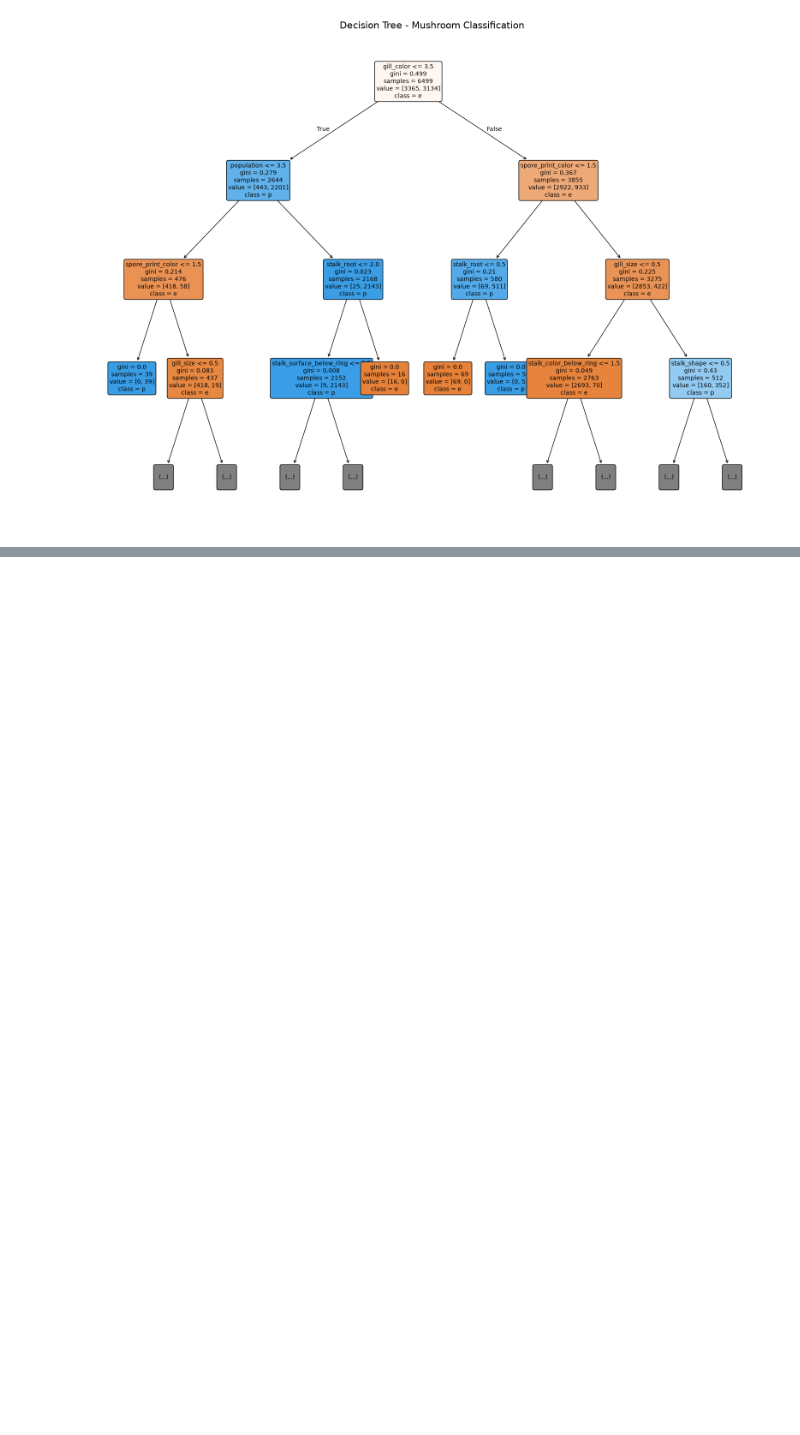
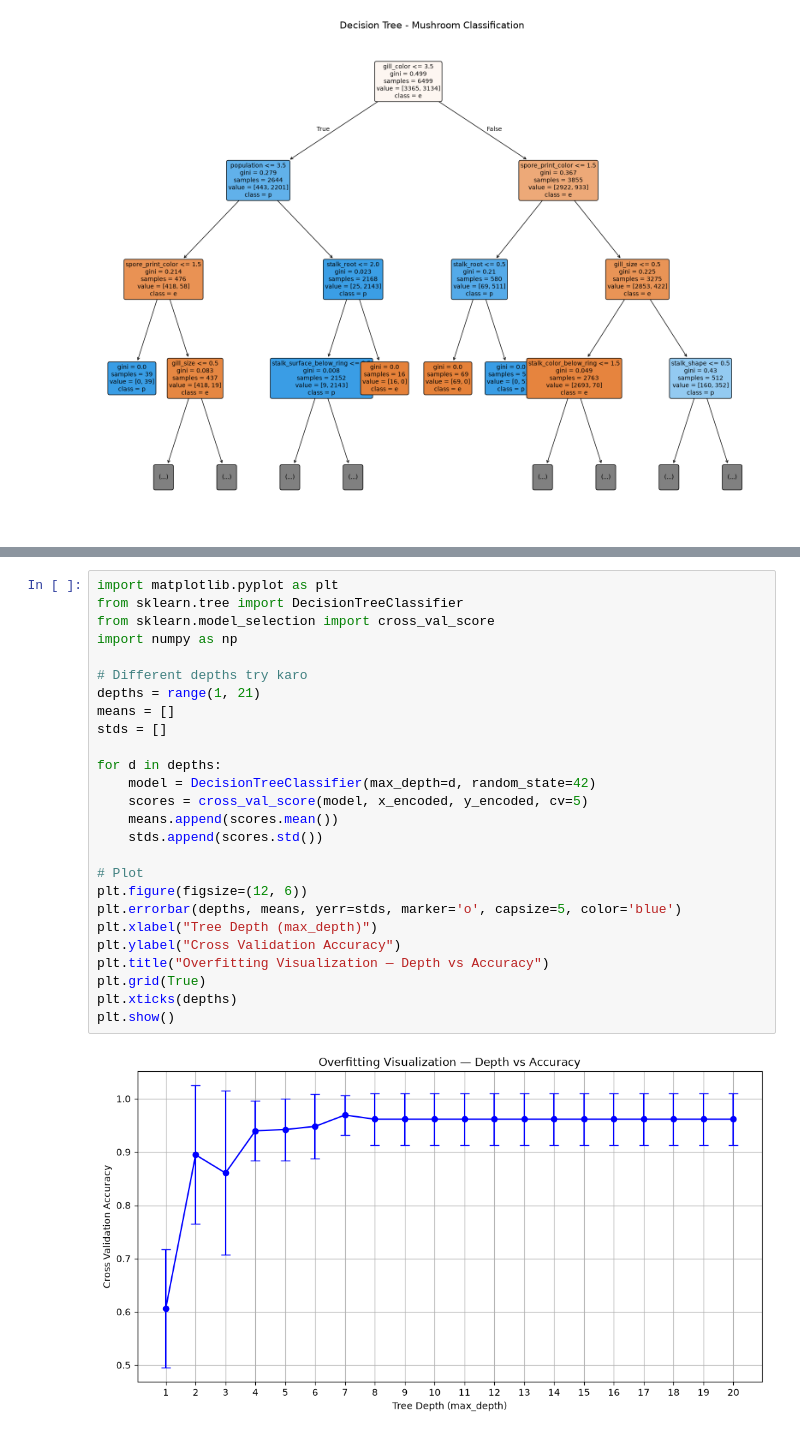
Before and after one commit to muhammadali28308-glitch/mushrooms-decision-tree, a Jupyter notebook: mashrooms.ipynb, the cells around one changed output, grey strips where cells are left out. Saved outputs shown, nothing was run; the diff lists cells and outputs as text; blank space fills up the shorter version.

```diff
--- a/mashrooms.ipynb
+++ b/mashrooms.ipynb
@@ -155,0 +180,28 @@ NameError: name 'git' is not defined
+# %%
+import matplotlib.pyplot as plt
+from sklearn.tree import DecisionTreeClassifier
+from sklearn.model_selection import cross_val_score
+import numpy as np
+
+# Different depths try karo
+depths = range(1, 21)
+means = []
+stds = []
+
+for d in depths:
+    model = DecisionTreeClassifier(max_depth=d, random_state=42)
+    scores = cross_val_score(model, x_encoded, y_encoded, cv=5)
+    means.append(scores.mean())
+    stds.append(scores.std())
+
+# Plot
+plt.figure(figsize=(12, 6))
+plt.errorbar(depths, means, yerr=stds, marker='o', capsize=5, color='blue')
+plt.xlabel("Tree Depth (max_depth)")
+plt.ylabel("Cross Validation Accuracy")
+plt.title("Overfitting Visualization — Depth vs Accuracy")
+plt.grid(True)
+plt.xticks(depths)
+plt.show()
+# %% [output]
+[figure, added]
```
Also changed, not shown: parts of 39 cells of this notebook.
